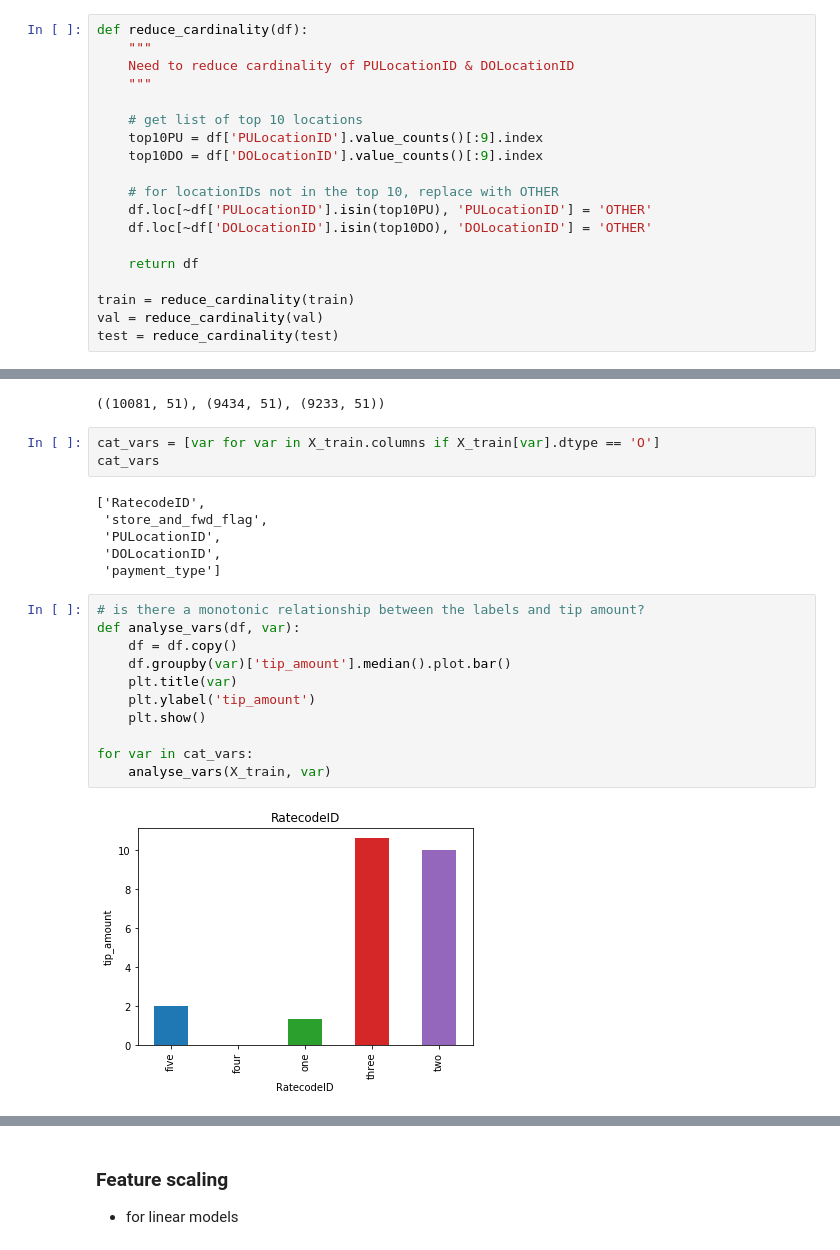
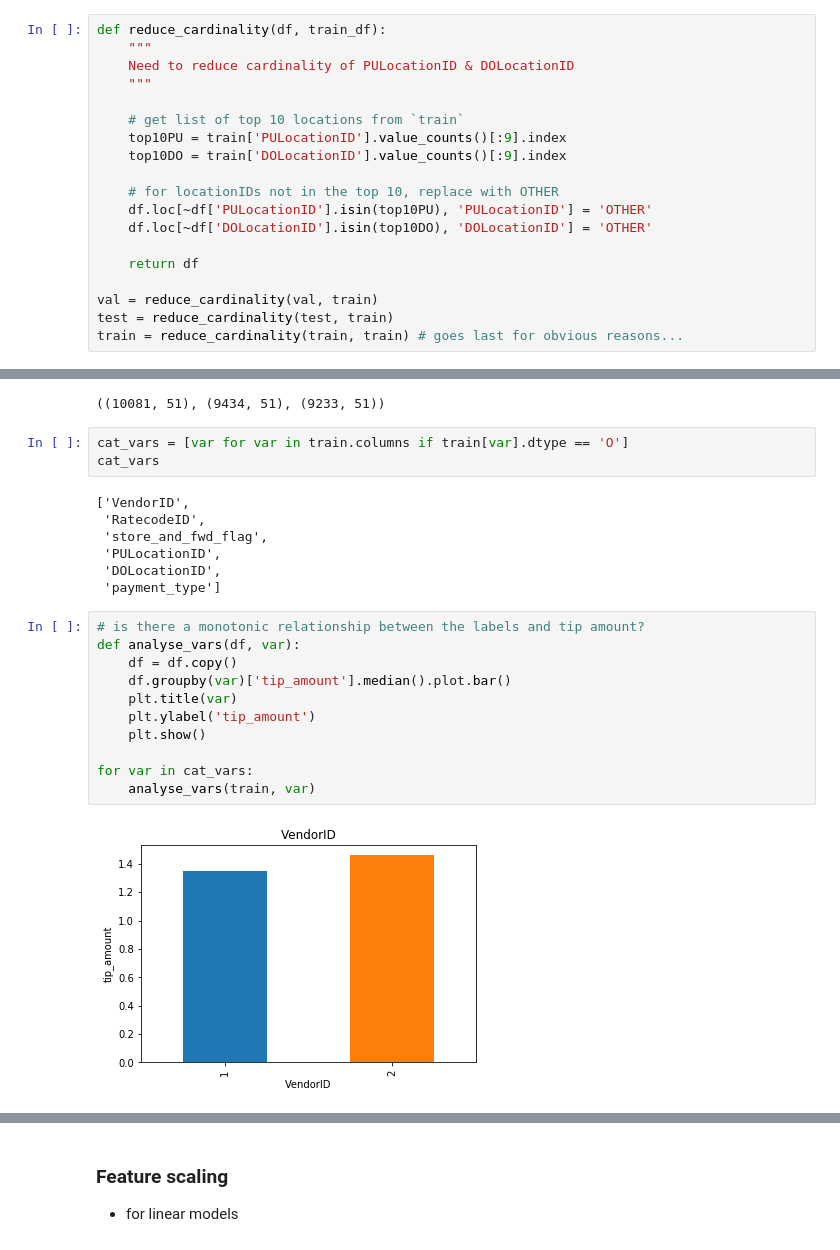
Before and after one commit to elliotgunn/nyc-taxi-trips, a Jupyter notebook: notebooks/feature_engineering.ipynb, the cells around one changed output, grey strips where cells are left out. Saved outputs shown, nothing was run; the diff lists cells and outputs as text.

```diff
--- a/notebooks/feature_engineering.ipynb
+++ b/notebooks/feature_engineering.ipynb
@@ -257,14 +257,14 @@ train.payment_type.value_counts(normalize=False)
 4      12
 Name: payment_type, dtype: int64
 # %%
-def reduce_cardinality(df):
+def reduce_cardinality(df, train_df):
     """
     Need to reduce cardinality of PULocationID & DOLocationID
     """
 
-    # get list of top 10 locations
-    top10PU = df['PULocationID'].value_counts()[:9].index
-    top10DO = df['DOLocationID'].value_counts()[:9].index
+    # get list of top 10 locations from `train`
+    top10PU = train['PULocationID'].value_counts()[:9].index
+    top10DO = train['DOLocationID'].value_counts()[:9].index
 
     # for locationIDs not in the top 10, replace with OTHER
     df.loc[~df['PULocationID'].isin(top10PU), 'PULocationID'] = 'OTHER'
@@ -272,9 +272,9 @@ def reduce_cardinality(df):
 
     return df
 
-train = reduce_cardinality(train)
-val = reduce_cardinality(val)
-test = reduce_cardinality(test)
+val = reduce_cardinality(val, train)
+test = reduce_cardinality(test, train)
+train = reduce_cardinality(train, train) # goes last for obvious reasons...
 # %%
 def cat_to_str(df):
 
@@ -314,10 +314,11 @@ train_encoded.shape, val_encoded.shape, test_encoded.shape
 # %% [output]
 ((10081, 51), (9434, 51), (9233, 51))
 # %%
-cat_vars = [var for var in X_train.columns if X_train[var].dtype == 'O']
+cat_vars = [var for var in train.columns if train[var].dtype == 'O']
 cat_vars
 # %% [output]
-['RatecodeID',
+['VendorID',
+ 'RatecodeID',
  'store_and_fwd_flag',
  'PULocationID',
  'DOLocationID',
@@ -325,13 +326,13 @@ cat_vars
 # %%
 # is there a monotonic relationship between the labels and tip amount?
 def analyse_vars(df, var):
     df = df.copy()
     df.groupby(var)['tip_amount'].median().plot.bar()
     plt.title(var)
     plt.ylabel('tip_amount')
     plt.show()
 
 for var in cat_vars:
-    analyse_vars(X_train, var)
+    analyse_vars(train, var)
 # %% [output]
-[figure, old version]
+[figure, new version]
```
Also changed, not shown: parts of 2 cells of this notebook.
